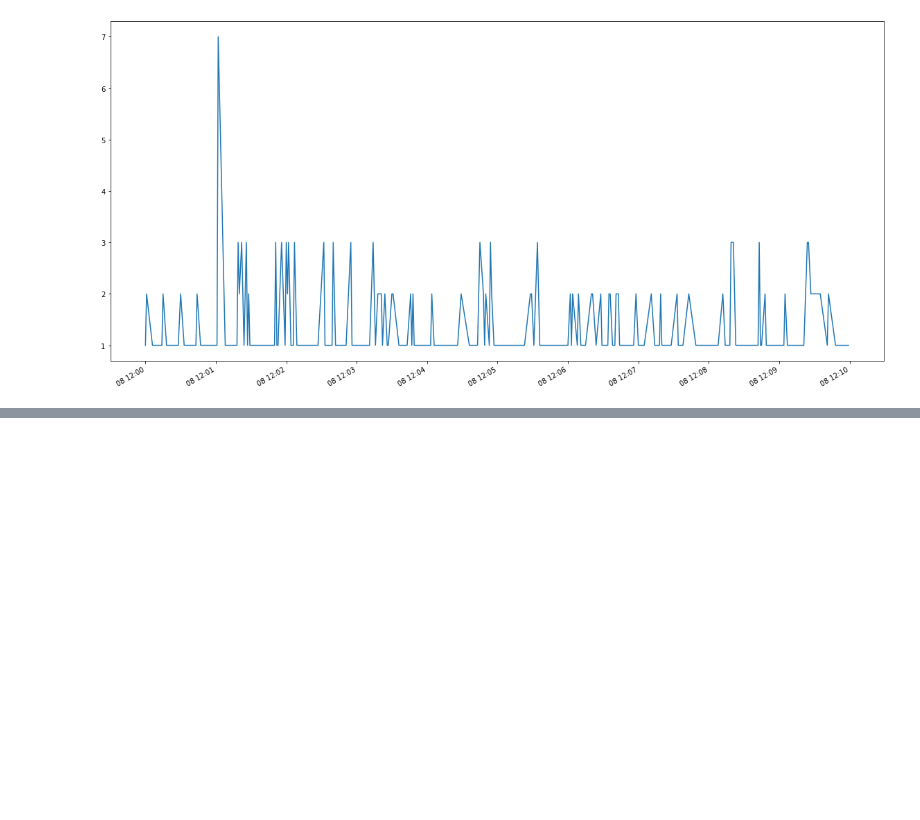
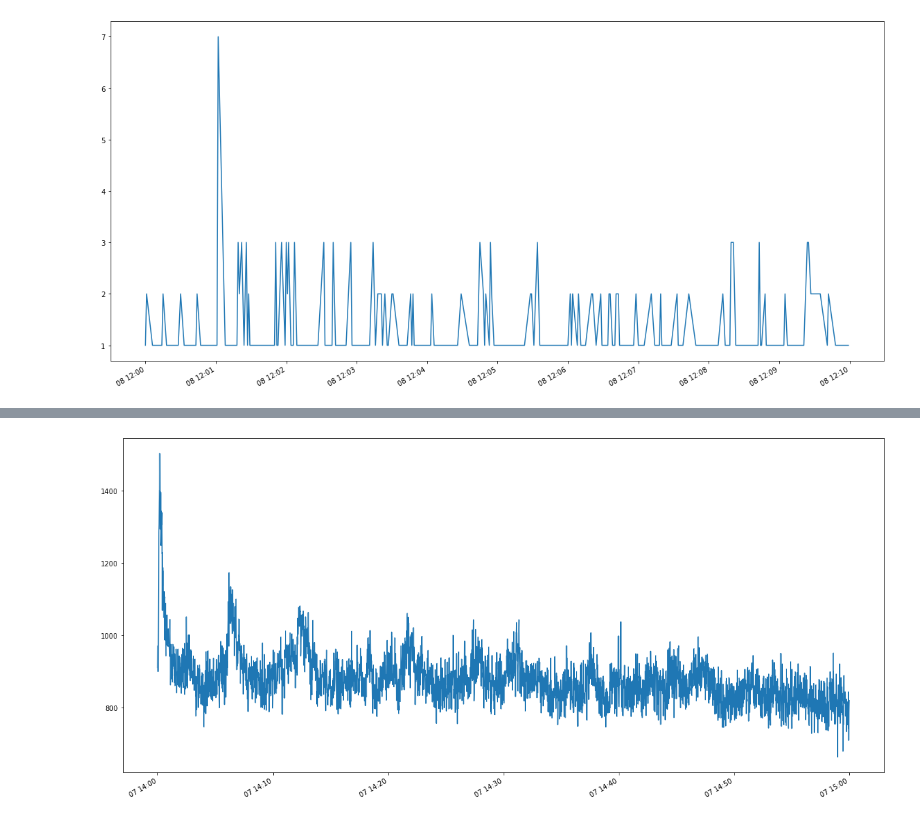
Before and after one commit to riaking/STAT280-ML, a Jupyter notebook: TalkingData-FraudDetection.ipynb, the cells around one changed output, grey strips where cells are left out. Saved outputs shown, nothing was run; the diff lists cells and outputs as text; code cells hidden in the pictures; blank space fills up the shorter version.

```diff
--- a/TalkingData-FraudDetection.ipynb
+++ b/TalkingData-FraudDetection.ipynb
@@ -97,0 +161,3 @@ plt.show()
+# %%
+subset_highest_hour = unique_clicks['2017-11-07 14:00:00':'2017-11-07 15:00:00']
+subset_highest_hour.head()
@@ -97,0 +171,5 @@ plt.show()
+# %%
+subset_highest_hour.plot(kind='line', figsize=(20,10))
+plt.show()
+# %% [output]
+[figure, added]
```
Also changed, not shown: parts of 16 cells of this notebook.
